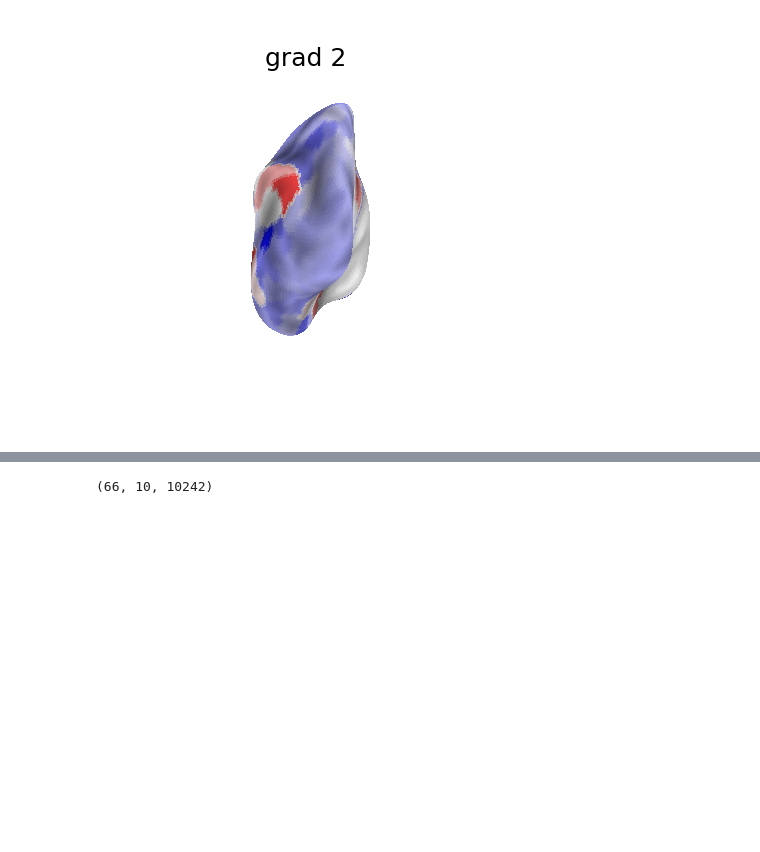
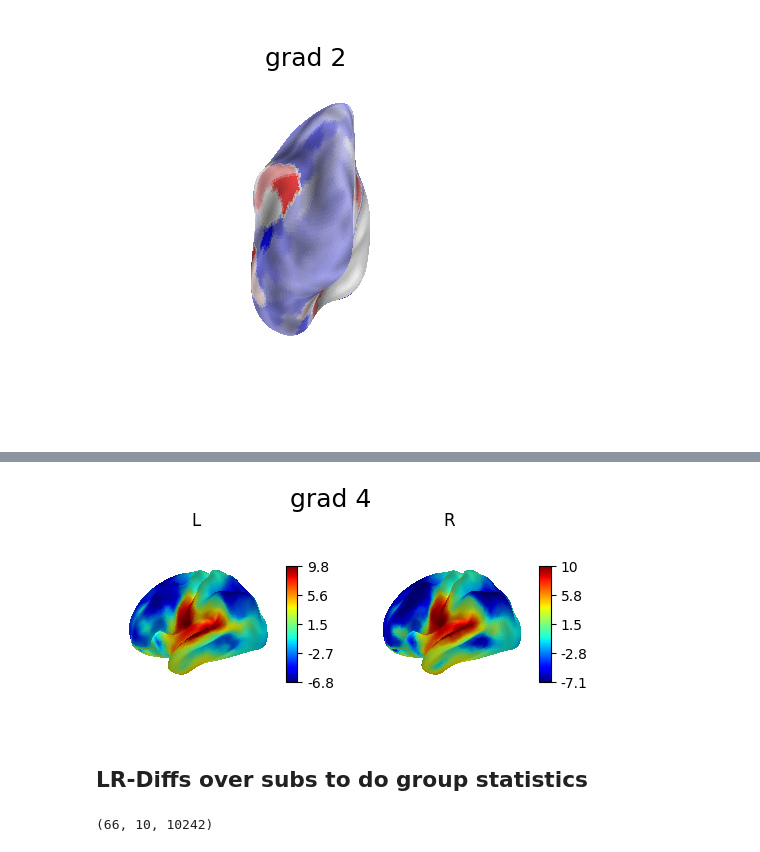
Before and after one commit to mrenke/numrisk, a Jupyter notebook: numrisk/fmri_analysis/gradients/asym_gradients_01.ipynb, the cells around one changed output, grey strips where cells are left out. Saved outputs shown, nothing was run; the diff lists cells and outputs as text; code cells hidden in the pictures; blank space fills up the shorter version.

```diff
--- a/numrisk/fmri_analysis/gradients/asym_gradients_01.ipynb
+++ b/numrisk/fmri_analysis/gradients/asym_gradients_01.ipynb
@@ -77,3 +151,23 @@ plt.show()
+# %%
+i = 3 # grad 4 & 5 have stronger asymmetries
+
+grad_map = grads[i]
+cmap = 'jet'
+figure, axes = plt.subplots(nrows=1, ncols=2, subplot_kw=dict(projection='3d'),figsize=(6,3))
+nplt.plot_surf(surf_mesh= infl_left, surf_map= grad_map[0], # infl_right # pial_right
+            view= 'lateral',cmap=cmap, colorbar=True, title=f'grad {i+1}',
+            bg_map=sulc_left, bg_on_data=True,darkness=0.5, axes=axes[0])
+nplt.plot_surf(surf_mesh= infl_left, surf_map= grad_map[1], # infl_right # pial_right
+            view= 'lateral',cmap=cmap, colorbar=True, title=f'grad {i+1}',
+            bg_map=sulc_left, bg_on_data=True,darkness=0.5, axes=axes[1])
+axes[0].set_title('L')
+axes[1].set_title('R')
+
+plt.show()
+# %% [output]
+[figure, added]
+# %% [markdown]
+## LR-Diffs over subs to do group statistics
 # %%
 subList = [f[4:6] for f in os.listdir(bids_folder) if f[0:4] == 'sub-' and len(f) == 6]
 
```
Also changed, not shown: parts of 7 cells of this notebook, 1 other file.
